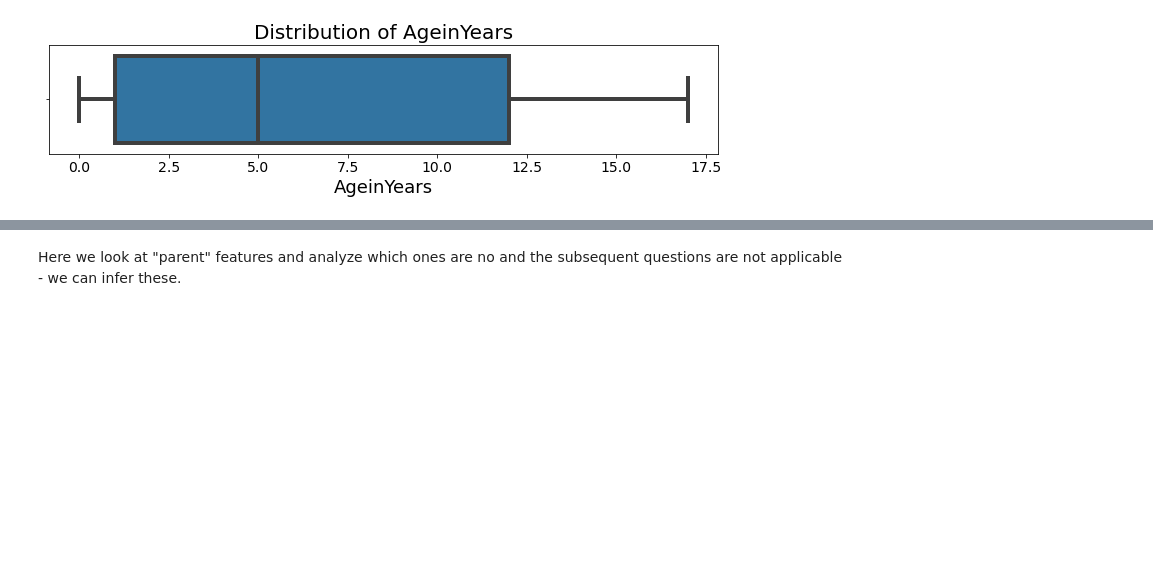
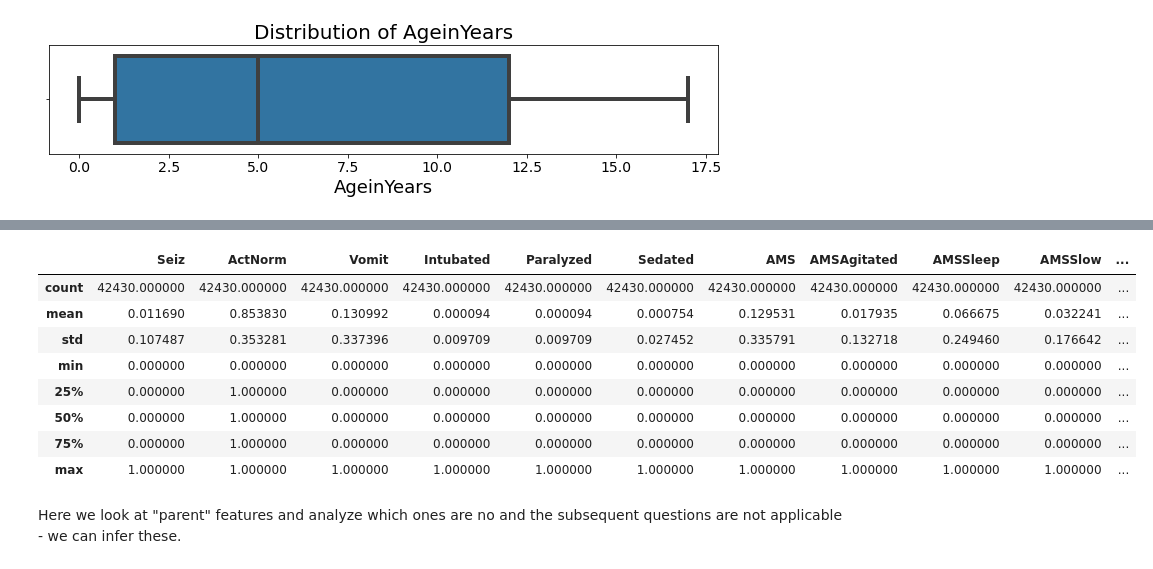
Before and after one commit to Yu-Group/clinical-rule-vetting, a Jupyter notebook: rulevetting/projects/tbi_pecarn/notebooks/00_eda.ipynb, the cells around one changed output, grey strips where cells are left out. Cells and saved outputs as stored; diff of their text form; code cells hidden in the pictures; blank space fills up the shorter version.

```diff
--- a/rulevetting/projects/tbi_pecarn/notebooks/00_eda.ipynb
+++ b/rulevetting/projects/tbi_pecarn/notebooks/00_eda.ipynb
@@ -145,0 +208,3 @@ if boxplot_plot:
+# %%
+# looking at the complicated dataset
+df1_train, df1_tune, df1_test = Dataset().get_data(simple=False, young=True, old=True)
@@ -146,3 +220,16 @@ if boxplot_plot:
+# %%
+cleaned2_data = pd.concat([df1_train, df1_tune, df1_test])
+cleaned2_data.describe()
+# %% [output]
+|  | Seiz | ActNorm | Vomit | Intubated | Paralyzed | Sedated | AMS | AMSAgitated | AMSSleep | AMSSlow | ... |
+| count | 42430.000000 | 42430.000000 | 42430.000000 | 42430.000000 | 42430.000000 | 42430.000000 | 42430.000000 | 42430.000000 | 42430.000000 | 42430.000000 | ... |
+| mean | 0.011690 | 0.853830 | 0.130992 | 0.000094 | 0.000094 | 0.000754 | 0.129531 | 0.017935 | 0.066675 | 0.032241 | ... |
+| std | 0.107487 | 0.353281 | 0.337396 | 0.009709 | 0.009709 | 0.027452 | 0.335791 | 0.132718 | 0.249460 | 0.176642 | ... |
+| min | 0.000000 | 0.000000 | 0.000000 | 0.000000 | 0.000000 | 0.000000 | 0.000000 | 0.000000 | 0.000000 | 0.000000 | ... |
+| 25% | 0.000000 | 1.000000 | 0.000000 | 0.000000 | 0.000000 | 0.000000 | 0.000000 | 0.000000 | 0.000000 | 0.000000 | ... |
+| 50% | 0.000000 | 1.000000 | 0.000000 | 0.000000 | 0.000000 | 0.000000 | 0.000000 | 0.000000 | 0.000000 | 0.000000 | ... |
+| 75% | 0.000000 | 1.000000 | 0.000000 | 0.000000 | 0.000000 | 0.000000 | 0.000000 | 0.000000 | 0.000000 | 0.000000 | ... |
+| max | 1.000000 | 1.000000 | 1.000000 | 1.000000 | 1.000000 | 1.000000 | 1.000000 | 1.000000 | 1.000000 | 1.000000 | ... |
 # %% [markdown]
 Here we look at "parent" features and analyze which ones are no and the subsequent questions are not applicable - we can infer these.
 # %%
```
Also changed, not shown: parts of 9 cells of this notebook, 3 other files.
